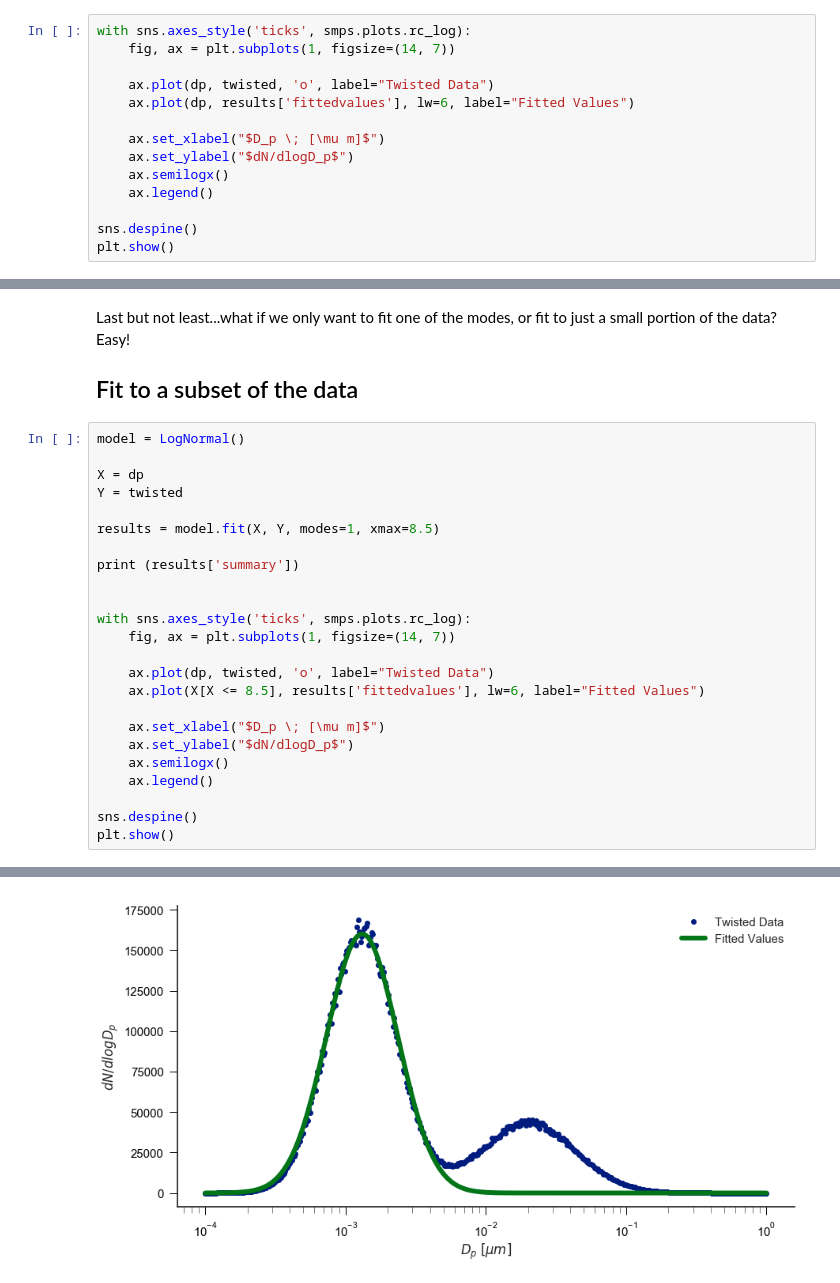
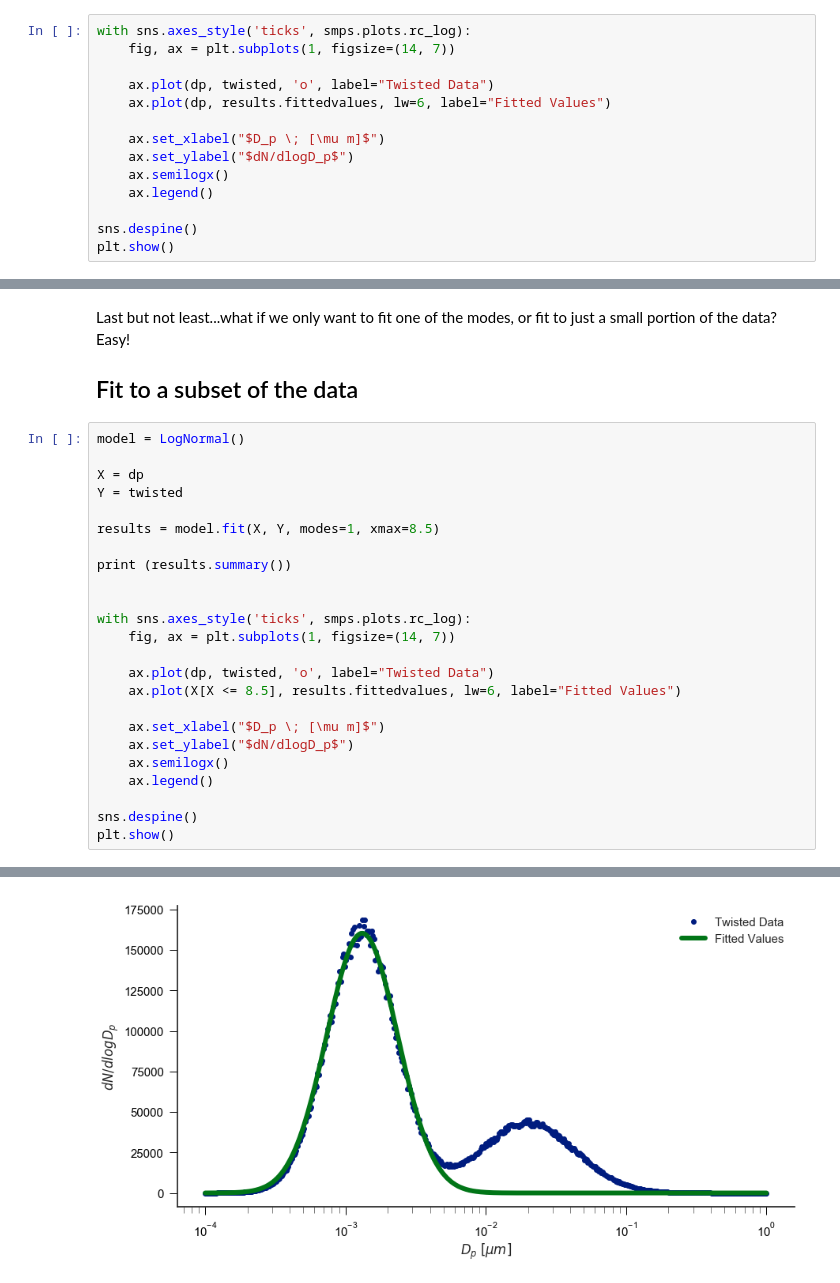
Before and after one commit to quant-aq/py-smps, a Jupyter notebook: examples/Fit a Multi-Modal Distribution.ipynb, the cells around one changed output, grey strips where cells are left out. Saved outputs shown, nothing was run; the diff lists cells and outputs as text.

```diff
--- a/examples/Fit a Multi-Modal Distribution.ipynb
+++ b/examples/Fit a Multi-Modal Distribution.ipynb
@@ -204,7 +199,7 @@ with sns.axes_style('ticks', smps.plots.rc_log):
     fig, ax = plt.subplots(1, figsize=(14, 7))
 
     ax.plot(dp, twisted, 'o', label="Twisted Data")
-    ax.plot(dp, results['fittedvalues'], lw=6, label="Fitted Values")
+    ax.plot(dp, results.fittedvalues, lw=6, label="Fitted Values")
 
     ax.set_xlabel("$D_p \; [\mu m]$")
     ax.set_ylabel("$dN/dlogD_p$")
@@ -227,14 +222,14 @@ Y = twisted
 
 results = model.fit(X, Y, modes=1, xmax=8.5)
 
-print (results['summary'])
+print (results.summary())
 
 
 with sns.axes_style('ticks', smps.plots.rc_log):
     fig, ax = plt.subplots(1, figsize=(14, 7))
 
     ax.plot(dp, twisted, 'o', label="Twisted Data")
-    ax.plot(X[X <= 8.5], results['fittedvalues'], lw=6, label="Fitted Values")
+    ax.plot(X[X <= 8.5], results.fittedvalues, lw=6, label="Fitted Values")
 
     ax.set_xlabel("$D_p \; [\mu m]$")
     ax.set_ylabel("$dN/dlogD_p$")
@@ -249 +248 @@ Mode    N (#/cc)        GM (nm)         GSD
-[figure, old version]
+[figure, new version]
```
Also changed, not shown: parts of 15 cells of this notebook, 1 other file.
